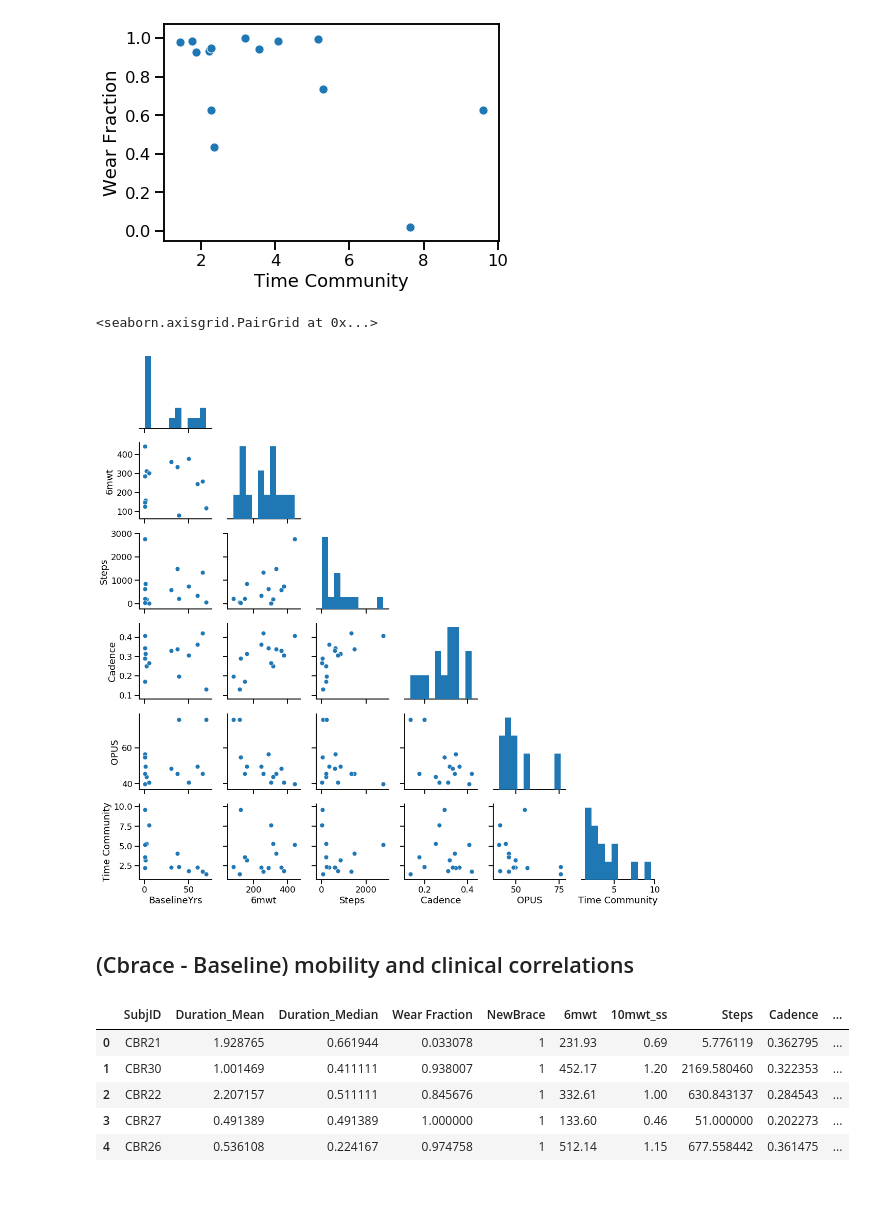
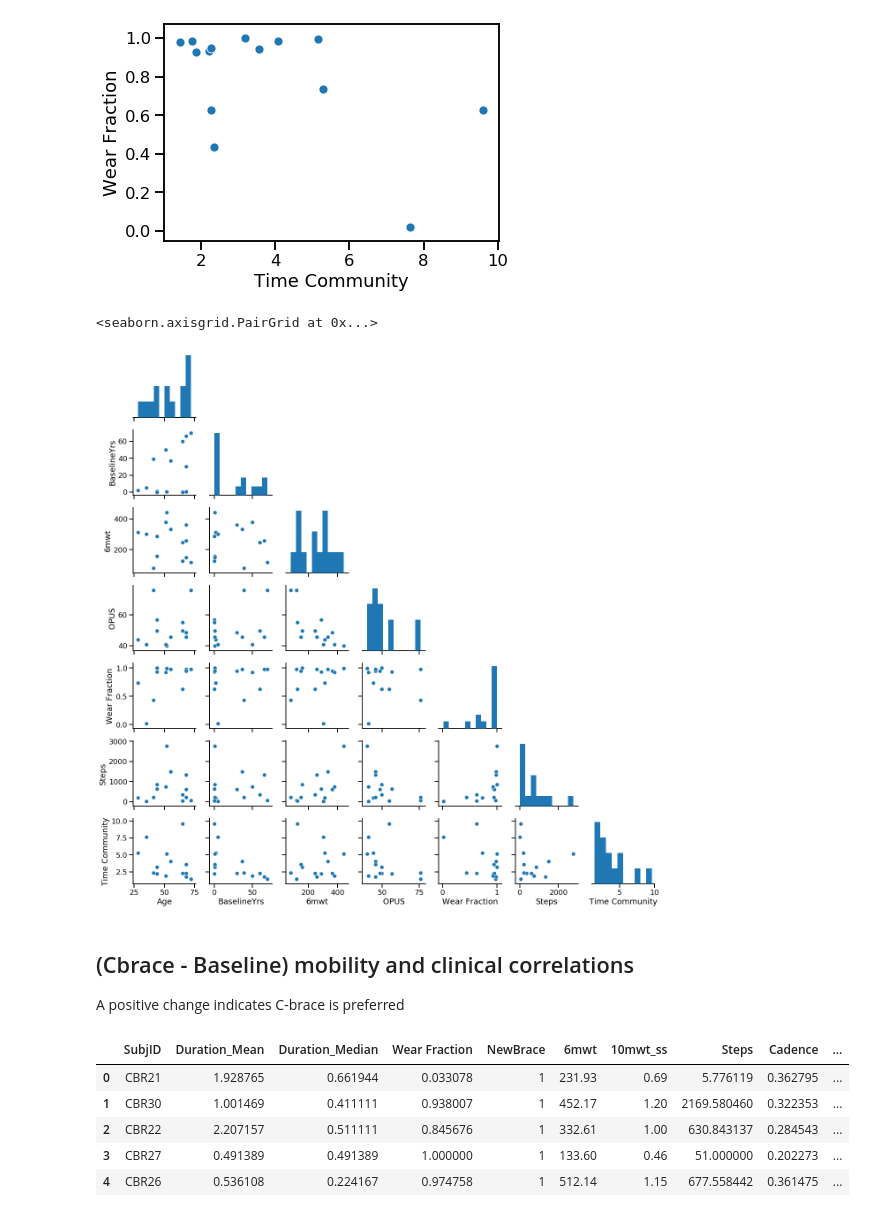
Before and after one commit to Luke3D/CbrAnalysis, a Jupyter notebook: PaperAnalysis.ipynb, the cells around one changed output. Saved outputs shown, nothing was run; the diff lists cells and outputs as text; code cells hidden in the pictures.

Commit message:
update in progress w new plots - prior to new correlation plots

```diff
--- a/PaperAnalysis.ipynb
+++ b/PaperAnalysis.ipynb
@@ -508,5 +671,6 @@ Median Daily duration - Community 28.0 0.12404279309009482
 # %%
 Featsubj = dur.query('NewBrace==0')
+Featsubj.reset_index(drop=True, inplace=True)
 Featsubj.head()
 # %% [output]
 |  | SubjID | Duration_Mean | Duration_Median | Wear Fraction | NewBrace | 6mwt | 10mwt_ss | Steps | Cadence | ... |
@@ -558,2 +722,19 @@ plt.savefig('./Figs/corr_personal.jpg',dpi=400)
 # %% [output]
 [figure]
+# %%
+#personal device
+fig, ax = plt.subplots(1,3, figsize=(18,12))
+ax = ax.ravel()
+for i,f in enumerate(['Wear Fraction', 'Steps', 'Time Community']):
+    fcorr = Featsubj.drop(['NewBrace','SubjID'],axis=1)[[f,
+                                                         '6mwt','10mwt_ss','Cadence','OPUS','Age','BaselineYrs']].corr()
+    #generate an triangular correlation matrix
+    mask = np.zeros_like(fcorr, dtype=np.bool)
+    mask[np.triu_indices_from(mask)] = True
+    cmap = sns.diverging_palette(275, 45, 80, 70, as_cmap=True)
+    sns.set_context('notebook',font_scale=1)
+    sns.heatmap(data=fcorr,mask=mask,cmap='cool',annot=True,fmt='.2f',square=True, vmin=-1, vmax=1,
+                ax=ax[i], cbar=False, linewidths=3)
+    sns.set_context('talk',font_scale=1)
+    plt.tight_layout()
+plt.savefig('./Figs/corr_personal.jpg',dpi=400)
@@ -573,3 +767,27 @@ BaselineYrs Time Community (-0.6314156258994248, 0.015440194558656951)
 10mwt_ss Cadence (0.5647612249959079, 0.035359501690065825)
 OPUS Cadence (-0.5829534318163102, 0.028672338541935107)
 Steps Cadence (0.6902459570761266, 0.006287647090954931)
+# %%
+#C-brace
+FeatsubjCBR = dur.query('NewBrace==1')
+FeatsubjCBR.head()
+FeatsubjCBR=pd.merge(FeatsubjCBR, OPUSdata.query('NewBrace==1'),on=['SubjID', 'NewBrace'])
+FeatsubjCBR=FeatsubjCBR[['SubjID','NewBrace','Age','BaselineYrs','6mwt','10mwt_ss','OPUS','Steps','Cadence','Wear Fraction',
+                   'Daily Duration']]
+FeatsubjCBR.rename(columns={'Daily Duration':'Time Community'},inplace=True)
+#personal device
+fig, ax = plt.subplots(1,3, figsize=(18,12))
+ax = ax.ravel()
+for i,f in enumerate(['Wear Fraction', 'Steps', 'Time Community']):
+    fcorr = FeatsubjCBR.drop(['NewBrace','SubjID'],axis=1)[[f,
+                                                         '6mwt','10mwt_ss','Cadence','OPUS','Age','BaselineYrs']].corr()
+    #generate an triangular correlation matrix
+    mask = np.zeros_like(fcorr, dtype=np.bool)
+    mask[np.triu_indices_from(mask)] = True
+    cmap = sns.diverging_palette(275, 45, 80, 70, as_cmap=True)
+    sns.set_context('notebook',font_scale=1)
+    sns.heatmap(data=fcorr,mask=mask,cmap='cool',annot=True,fmt='.2f',square=True, vmin=-1, vmax=1,
+                ax=ax[i], cbar=False, linewidths=3)
+    sns.set_context('talk',font_scale=1)
+    plt.tight_layout()
+plt.savefig('./Figs/corr_CBR.jpg',dpi=400)
@@ -589,10 +826,11 @@ sns.scatterplot(x='Time Community', y='Wear Fraction', data=Featsubj)
 <matplotlib.axes._subplots.AxesSubplot at 0x...>
 [figure]
 # %%
-sns.pairplot(data=Featsubj[['BaselineYrs','6mwt','Steps','Cadence','OPUS', 'Time Community']],corner=True)
+sns.set_context('talk')
+sns.pairplot(data=Featsubj[['Age','BaselineYrs','6mwt','OPUS','Wear Fraction','Steps','Time Community']],corner=True)
 # %% [output]
 <seaborn.axisgrid.PairGrid at 0x...>
-[figure, old version]
+[figure, new version]
 # %%
 # from scipy.stats import iqr
 
@@ -643,6 +881,7 @@ sns.pairplot(data=Featsubj[['BaselineYrs','6mwt','Steps','Cadence','OPUS', 'Time
 # plt.xlabel('C-brace')
 # %% [markdown]
 ## (Cbrace - Baseline) mobility and clinical correlations
+A positive change indicates C-brace is preferred
 # %%
 FeatsubjCBR = dur.query('NewBrace==1')
 FeatsubjCBR.head()
```
Also changed, not shown: parts of 49 cells of this notebook.
